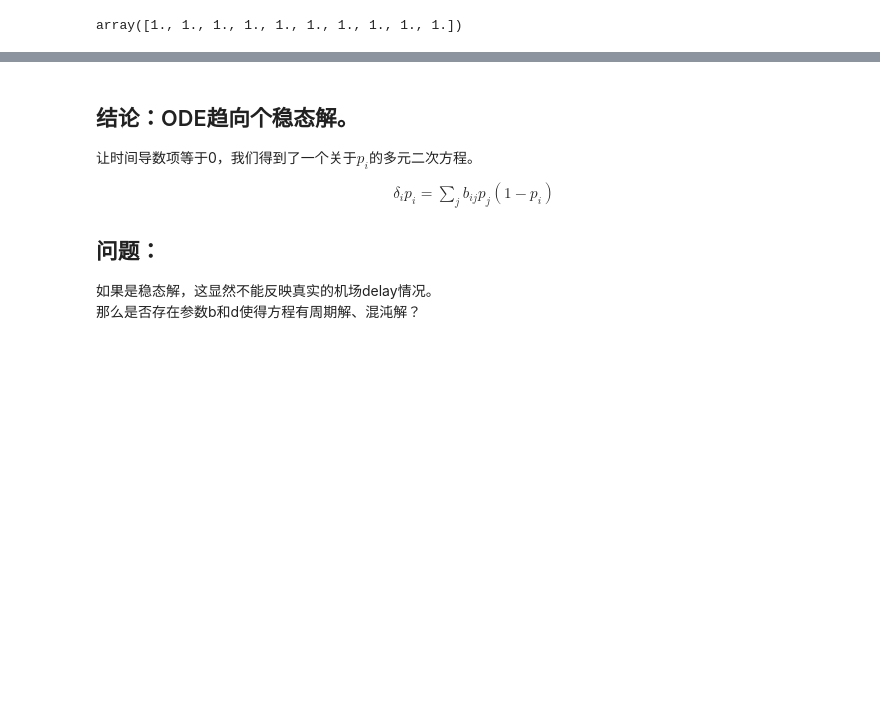
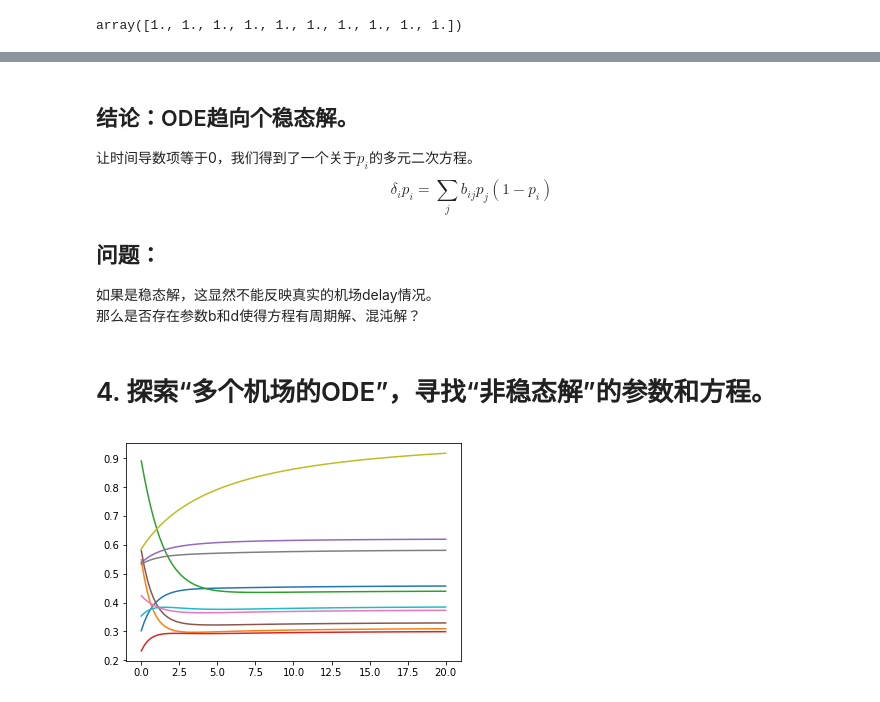
Before and after one commit to Jian2017/AirlineDelay, a Jupyter notebook: ODEsolver.ipynb, the cells around one changed output, grey strips where cells are left out. Saved outputs shown, nothing was run; the diff lists cells and outputs as text; code cells hidden in the pictures; blank space fills up the shorter version.

```diff
--- a/ODEsolver.ipynb
+++ b/ODEsolver.ipynb
@@ -127,10 +127,53 @@ plt.show()
 # %% [markdown]
 ## 结论：ODE趋向个稳态解。
 让时间导数项等于0，我们得到了一个关于$p_i$的多元二次方程。
-\begin{align}
+$$
 \delta_i p_i = \sum_j b_{ij} p_j (1-p_i)
-\end{align}
-
+$$
 ## 问题：
 如果是稳态解，这显然不能反映真实的机场delay情况。
 那么是否存在参数b和d使得方程有周期解、混沌解？
+# %% [markdown]
+# 4. 探索“多个机场的ODE”，寻找“非稳态解”的参数和方程。
+# %%
+import numpy as np
+from scipy import integrate
+import matplotlib.pyplot as plt
+%matplotlib inline
+
+n = 10
+
+d = np.random.rand(n)
+
+b = np.random.rand(n,n)
+
+bs = np.sum(b,axis=1)
+for i in range(n):
+    for j in range(n):
+        b[i,j] = b[i,j]/bs[i]
+
+def vdp1(t, p):
+    out = np.zeros(n)
+    for i in range(n):
+        out[i] = -d[i]*p[i] +  sum( (1-p[i])**2*(p[j])*b[i,j] for j in range(n) )
+    return out
+
+t0, t1 = 0, 20                # start and end
+t = np.linspace(t0, t1, 100)  # the points of evaluation of solution
+
+y0 = np.random.rand(n)                # initial value
+#y0 = np.ones(n)
+y = np.zeros((len(t), len(y0)))   # array for solution
+
+y[0, :] = y0
+
+r = integrate.ode(vdp1).set_integrator("dopri5")  # choice of method
+r.set_initial_value(y0, t0)   # initial values
+for i in range(1, t.size):
+   y[i, :] = r.integrate(t[i]) # get one more value, add it to the array
+   if not r.successful():
+       raise RuntimeError("Could not integrate")
+plt.plot(t, y)
+plt.show()
+# %% [output]
+[figure, added]
```
Also changed, not shown: parts of 2 cells of this notebook.
